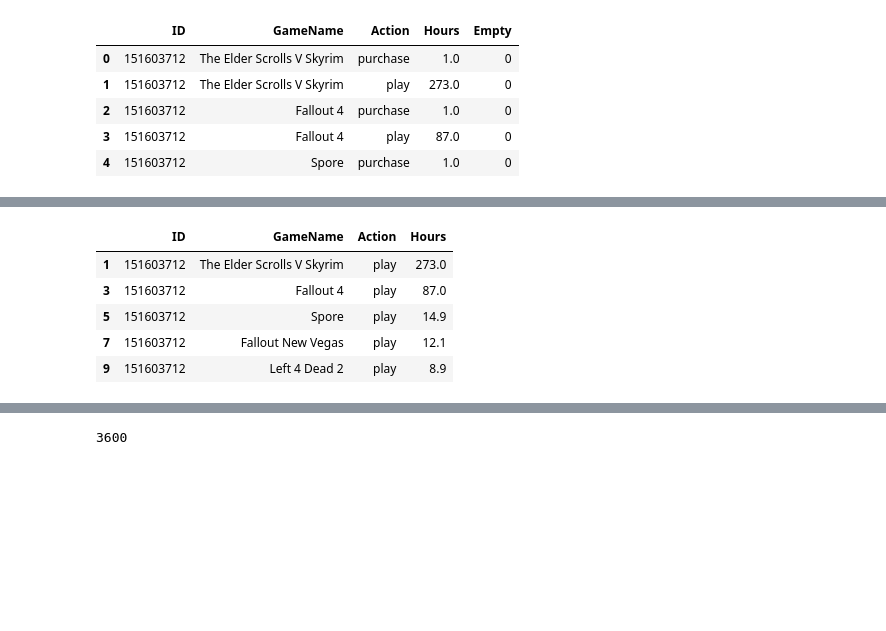
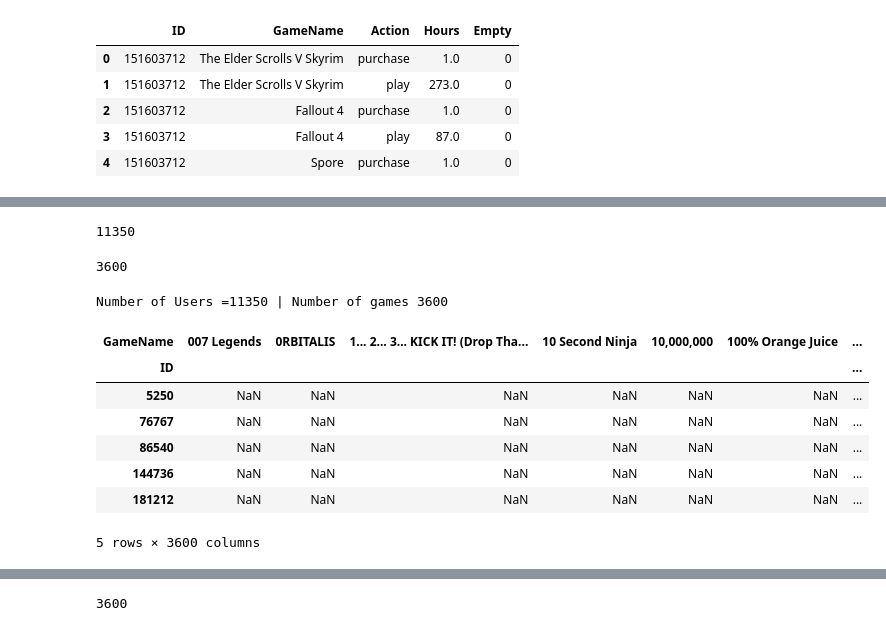
Before and after one commit to ebechter/VideoMania, a Jupyter notebook: VM.ipynb, the cells around one changed output, grey strips where cells are left out. Drawn from its saved outputs; the diff is of its cells as text; code cells hidden in the pictures; blank space fills up the shorter version.

```diff
--- a/VM.ipynb
+++ b/VM.ipynb
@@ -29,0 +44,4 @@ del steam['Empty']
+# %%
+steam=steam.reset_index()
+# %%
+user_item=steam.pivot_table(index='ID',columns='GameName',values='Hours')
@@ -29,0 +71,4 @@ del steam['Empty']
+# %%
+n_gamers
+# %% [output]
+11350
@@ -30,9 +77,19 @@ del steam['Empty']
+# %%
+n_games
+# %% [output]
+3600
+# %%
+print('Number of Users =' + str(n_gamers) + ' | Number of games ' + str(n_games))
+# %% [output]
+Number of Users =11350 | Number of games 3600
 # %%
-steam.head()
+user_item.head()
 # %% [output]
-|  | ID | GameName | Action | Hours |
-| 1 | 151603712 | The Elder Scrolls V Skyrim | play | 273.0 |
-| 3 | 151603712 | Fallout 4 | play | 87.0 |
-| 5 | 151603712 | Spore | play | 14.9 |
-| 7 | 151603712 | Fallout New Vegas | play | 12.1 |
-| 9 | 151603712 | Left 4 Dead 2 | play | 8.9 |
+| GameName | 007 Legends | 0RBITALIS | 1... 2... 3... KICK IT! (Drop Tha... | 10 Second Ninja | 10,000,000 | 100% Orange Juice | ... |
+| ID |  |  |  |  |  |  | ... |
+| 5250 | NaN | NaN | NaN | NaN | NaN | NaN | ... |
+| 76767 | NaN | NaN | NaN | NaN | NaN | NaN | ... |
+| 86540 | NaN | NaN | NaN | NaN | NaN | NaN | ... |
+| 144736 | NaN | NaN | NaN | NaN | NaN | NaN | ... |
+| 181212 | NaN | NaN | NaN | NaN | NaN | NaN | ... |
+5 rows × 3600 columns
```
Also changed, not shown: parts of 10 cells of this notebook, 1 other file.
